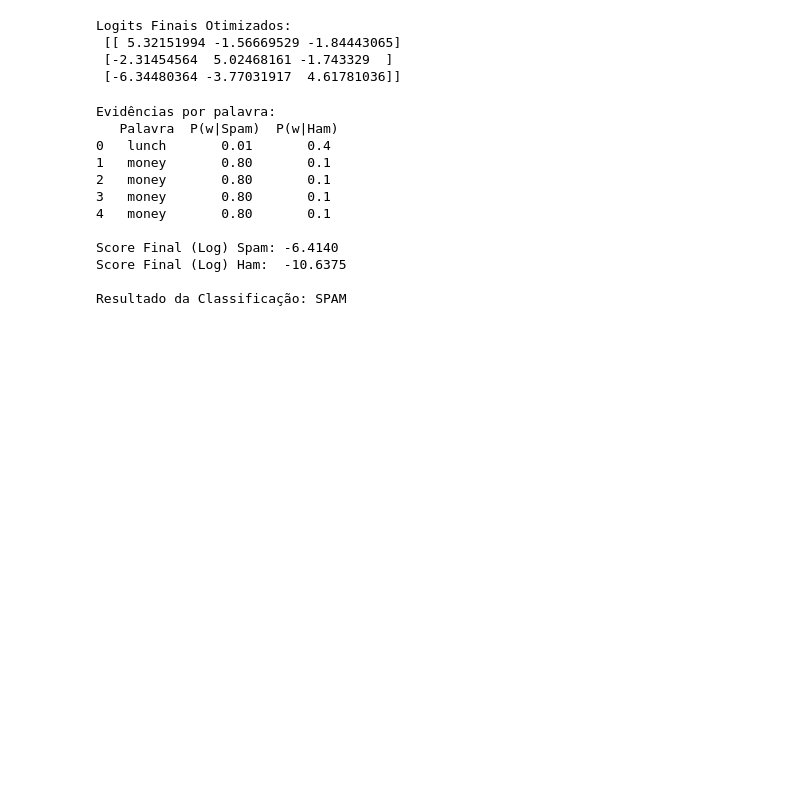
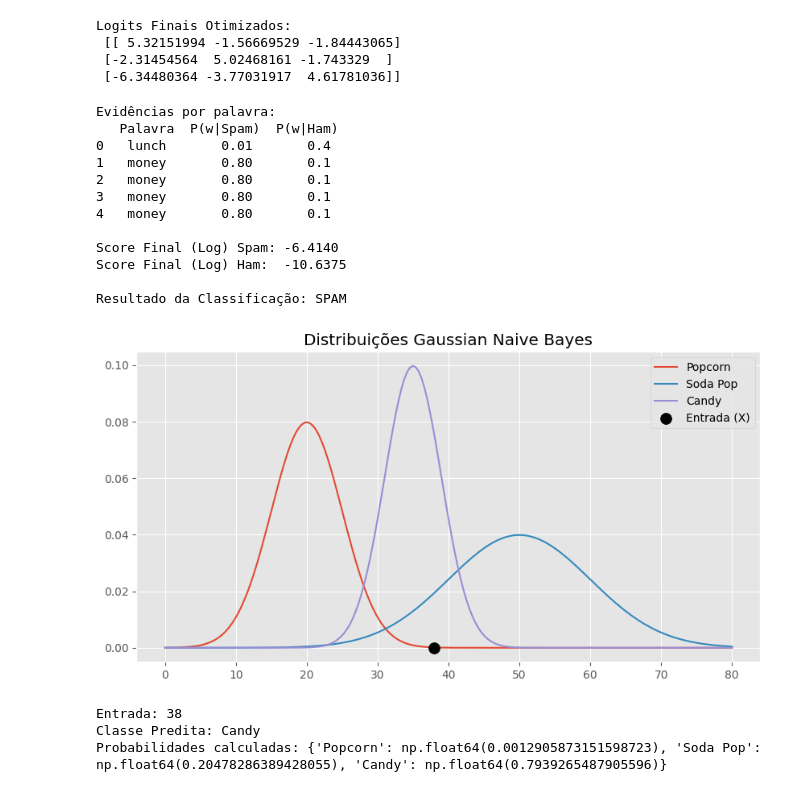
Before and after one commit to diofares/LLM-Estatistica-Atividade3, a Jupyter notebook: LLM_e_Estatistica_Atividade3.ipynb, the cells around one changed output. Cells and saved outputs as stored; diff of their text form; code cells hidden in the pictures; blank space fills up the shorter version.

```diff
--- a/LLM_e_Estatistica_Atividade3.ipynb
+++ b/LLM_e_Estatistica_Atividade3.ipynb
@@ -174,0 +163,49 @@ def classify_gaussian_input(input_value):
+# %%
+class_definitions = {
+    'Popcorn':  {'mean': 20, 'std_dev': 5,  'prior': 0.33},
+    'Soda Pop': {'mean': 50, 'std_dev': 10, 'prior': 0.33},
+    'Candy':    {'mean': 35, 'std_dev': 4,  'prior': 0.33}
+}
+
+def calculate_gaussian_likelihood(value, mean, std_dev):
+    return norm.pdf(value, loc=mean, scale=std_dev)
+
+def classify_gaussian_input(input_value):
+    posterior_scores = {}
+
+    for class_name, params in class_definitions.items():
+        likelihood = calculate_gaussian_likelihood(input_value, params['mean'], params['std_dev'])
+        prior = params['prior']
+
+        posterior_unnormalized = likelihood * prior
+        posterior_scores[class_name] = posterior_unnormalized
+
+    total_score = sum(posterior_scores.values())
+    probabilities = {k: v / total_score for k, v in posterior_scores.items()}
+
+    predicted_class = max(probabilities, key=probabilities.get)
+    return predicted_class, probabilities
+
+x_values = np.linspace(0, 80, 200)
+plt.figure(figsize=(10, 5))
+
+for class_name, params in class_definitions.items():
+    y_values = norm.pdf(x_values, params['mean'], params['std_dev'])
+    plt.plot(x_values, y_values, label=class_name)
+
+test_value = 38
+plt.scatter([test_value], [0], color='black', s=100, label='Entrada (X)', zorder=5)
+plt.legend()
+plt.title("Distribuições Gaussian Naive Bayes")
+plt.show()
+
+predicted_class, class_probabilities = classify_gaussian_input(test_value)
+
+print(f"Entrada: {test_value}")
+print(f"Classe Predita: {predicted_class}")
+print("Probabilidades calculadas:", class_probabilities)
+# %% [output]
+[figure, added]
+Entrada: 38
+Classe Predita: Candy
+Probabilidades calculadas: {'Popcorn': np.float64(0.0012905873151598723), 'Soda Pop': np.float64(0.20478286389428055), 'Candy': np.float64(0.7939265487905596)}
```
Also changed, not shown: parts of 3 cells of this notebook.
